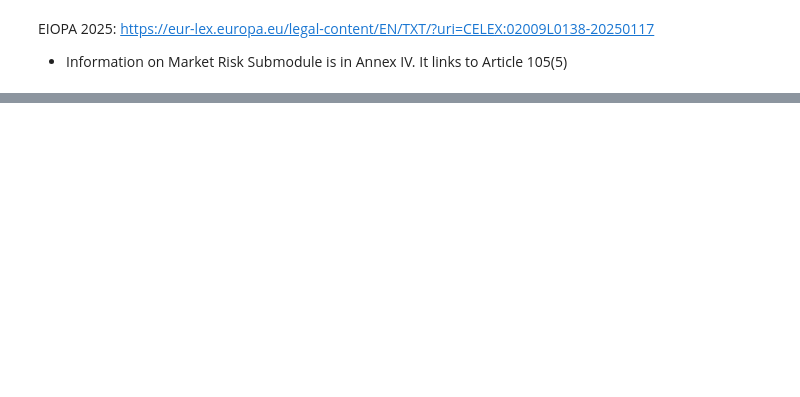
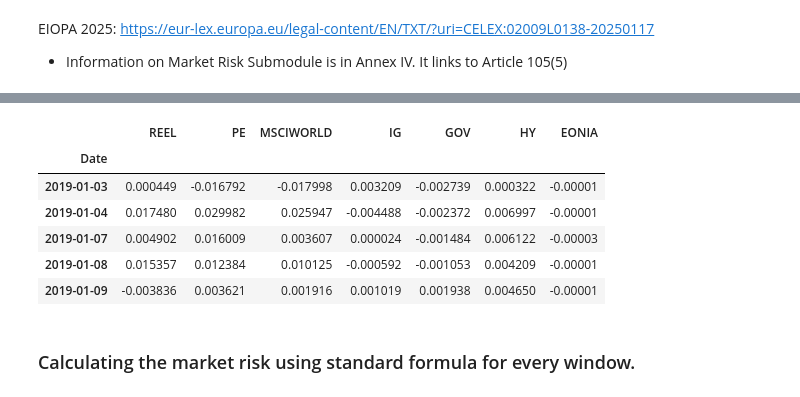
Before and after one commit to nickaskari/master-thesis, a Jupyter notebook: standard_formula/standard_formula.ipynb, the cells around one changed output, grey strips where cells are left out. Cells and saved outputs as stored; diff of their text form; code cells hidden in the pictures; blank space fills up the shorter version.

```diff
--- a/standard_formula/standard_formula.ipynb
+++ b/standard_formula/standard_formula.ipynb
@@ -48,0 +28,21 @@ portfolio_data = {
+# %%
+def fetch_data_df():
+    # Load the data
+    df = pd.read_csv('../data/final_daily_returns_asset_classes.csv', index_col=0, parse_dates=True)
+    df.index = pd.to_datetime(df.index)
+    start_test_date = os.getenv("START_TEST_DATE")
+
+    if start_test_date is None:
+        raise ValueError("Environment variable 'START_TEST_DATE' is not set.")
+
+    start_test_date = pd.to_datetime(start_test_date)
+
+    columns = [0,1,2,3,4,5,6]
+    selected_columns = df.iloc[:, columns]  # Remember: Python uses 0-based indexing
+
+    pre_test_df = selected_columns[selected_columns.index < start_test_date]
+    test_df = selected_columns[selected_columns.index >= start_test_date].iloc[:400]
+
+    return pre_test_df, test_df
+
+returns_df, test_returns_df = fetch_data_df()
@@ -48,0 +54,17 @@ portfolio_data = {
+# %%
+entire_df = pd.concat([returns_df, test_returns_df])
+
+test_start_date = test_returns_df.index.min()
+test_end_date = test_returns_df.index.max()
+idx = entire_df.index.get_loc(test_end_date)
+idx_start = entire_df.index.get_loc(test_start_date)
+historical_df = entire_df.iloc[idx_start - 252:]
+historical_df.head()
+# %% [output]
+|  | REEL | PE | MSCIWORLD | IG | GOV | HY | EONIA |
+| Date |  |  |  |  |  |  |  |
+| 2019-01-03 | 0.000449 | -0.016792 | -0.017998 | 0.003209 | -0.002739 | 0.000322 | -0.00001 |
+| 2019-01-04 | 0.017480 | 0.029982 | 0.025947 | -0.004488 | -0.002372 | 0.006997 | -0.00001 |
+| 2019-01-07 | 0.004902 | 0.016009 | 0.003607 | 0.000024 | -0.001484 | 0.006122 | -0.00003 |
+| 2019-01-08 | 0.015357 | 0.012384 | 0.010125 | -0.000592 | -0.001053 | 0.004209 | -0.00001 |
+| 2019-01-09 | -0.003836 | 0.003621 | 0.001916 | 0.001019 | 0.001938 | 0.004650 | -0.00001 |
@@ -48,0 +109,2 @@ portfolio_data = {
+# %% [markdown]
+### Calculating the market risk using standard formula for every window.
```
Also changed, not shown: parts of 19 cells of this notebook, 2 other files.
